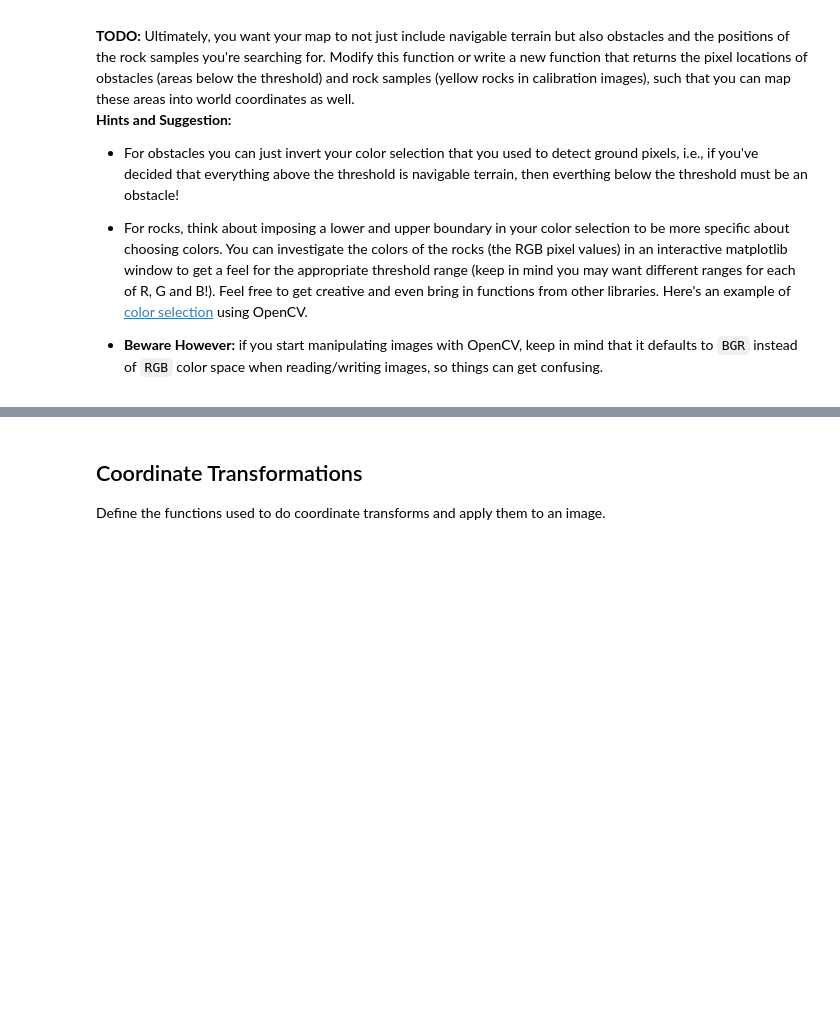
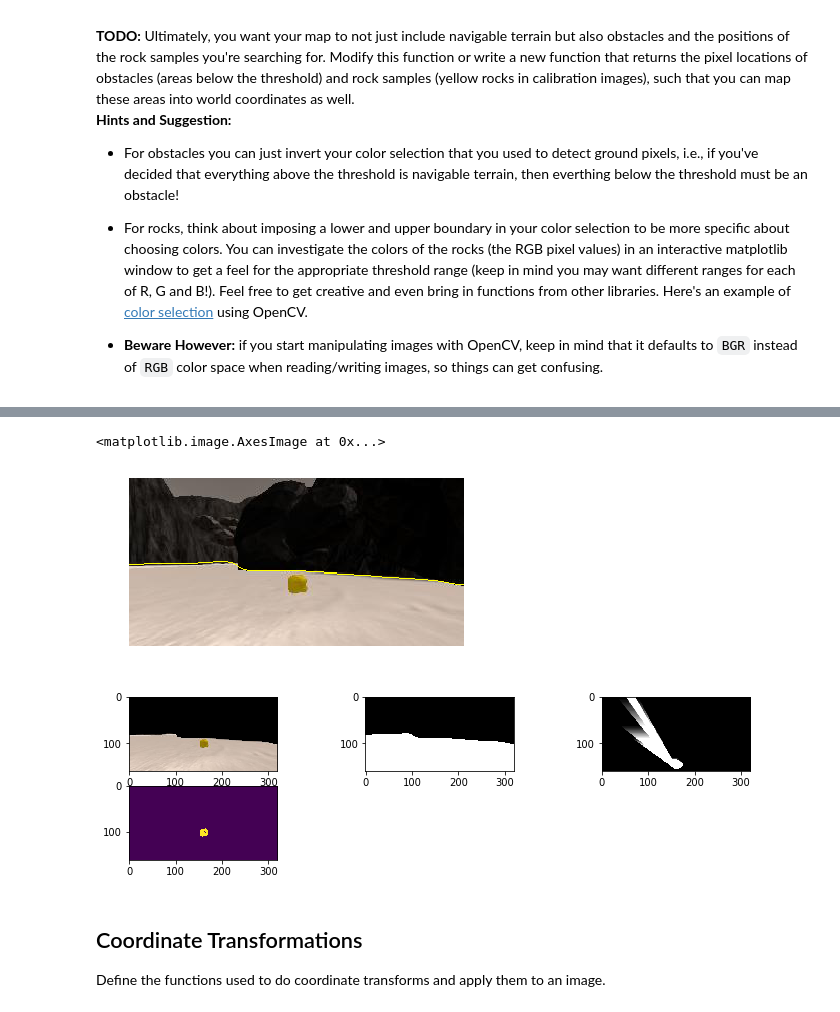
Before and after one commit to CarSanoja/RoboND-Rover-Project, a Jupyter notebook: code/Rover_Project_Test_Notebook.ipynb, the cells around one changed output, grey strips where cells are left out. Saved outputs shown, nothing was run; the diff lists cells and outputs as text; code cells hidden in the pictures; blank space fills up the shorter version.

```diff
--- a/code/Rover_Project_Test_Notebook.ipynb
+++ b/code/Rover_Project_Test_Notebook.ipynb
@@ -169,3 +211,55 @@ Segmentation(warped)
+# %%
+# import the necessary packages
+from skimage.segmentation import slic
+from skimage.segmentation import mark_boundaries
+
+def color_segmentation(image):
+    numSegments=2
+    segments = slic(image, n_segments = numSegments, sigma = 5)
+    # show the output of SLIC
+    fig = plt.figure("Superpixels -- %d segments" % (numSegments))
+    ax = fig.add_subplot(1, 1, 1)
+    ax.imshow(mark_boundaries(image, segments))
+    plt.axis("off")
+
+    # loop over the unique segment values
+    for (i, segVal) in enumerate(np.unique(segments)):
+        # construct a mask for the segment
+        mask = np.zeros(image.shape[:2], dtype = "uint8")
+        mask[segments == segVal] = 255
+        image_thresh=cv2.bitwise_and(image, image, mask = mask)
+        cv2.imshow("name",image_thresh)
+        if segVal==1:
+            if rock_detection==True:
+                rock_img=rock_segmentation(image_thresh)
+                rock_flag=True
+                return image_thresh,mask,rock_flag,rock_img
+            else:
+                rock_flag=False
+                rock_img=rock_segmentation(image_thresh)
+                return image_thresh,mask,rock_flag,rock_img
+
+img_seg_original, mask_threshold, rock_flag, rock_image = color_segmentation(rock_img)
+#mask_threshold--> path to follow
+#img_seg_original--> For rock detection
+
+fig = plt.figure(figsize=(12,3))
+plt.subplot(231)
+plt.imshow(img_seg_original)
+plt.subplot(232)
+plt.imshow(mask_threshold, cmap='gray')
+
+plt.subplot(234)
+plt.imshow(rock_image)
+
+#Transformacion de perspectiva
+warped,mask = perspect_transform(mask_threshold, source, destination)
+plt.subplot(233)
+plt.imshow(warped, cmap='gray')
+# %% [output]
+<matplotlib.image.AxesImage at 0x...>
+[figure, added]
+[figure, added]
 # %% [markdown]
 ## Coordinate Transformations
 Define the functions used to do coordinate transforms and apply them to an image.
```
Also changed, not shown: parts of 13 cells of this notebook.
